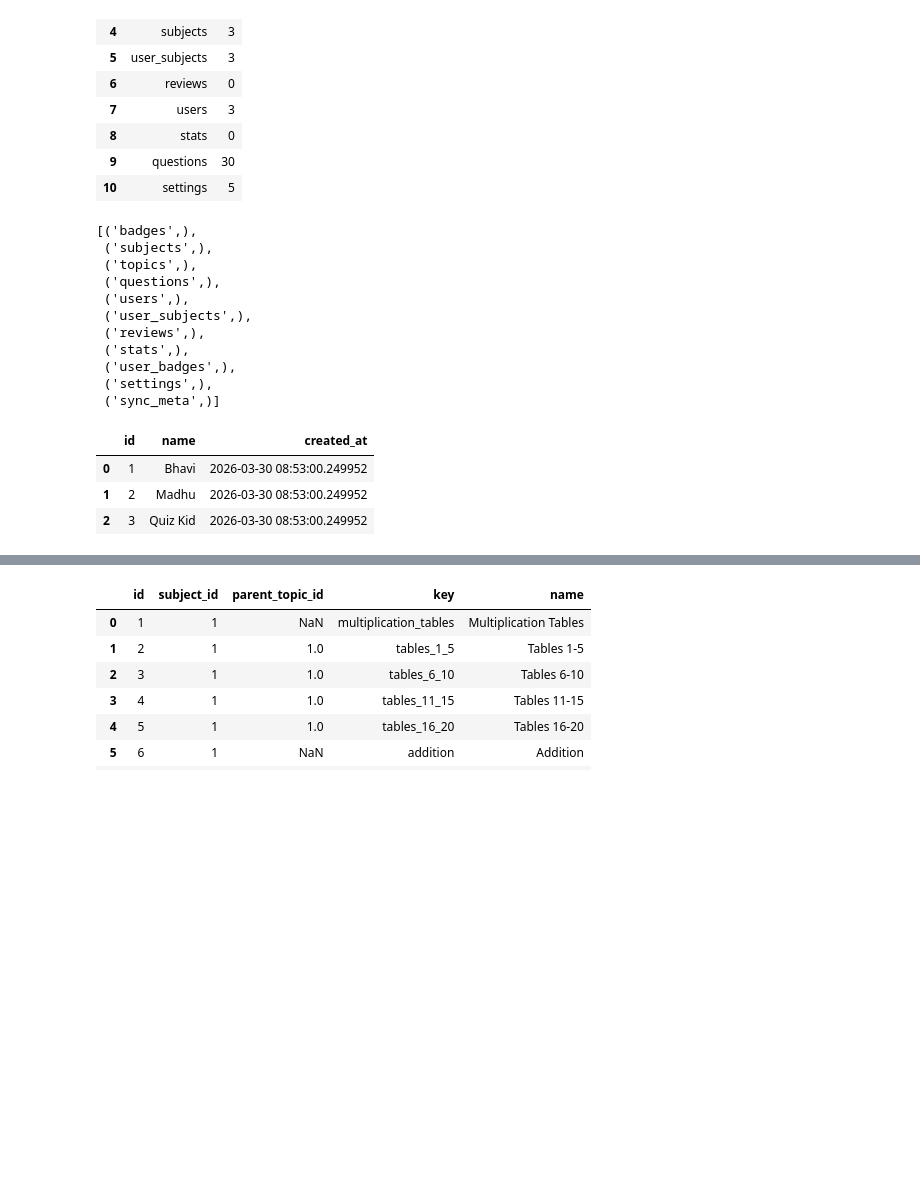
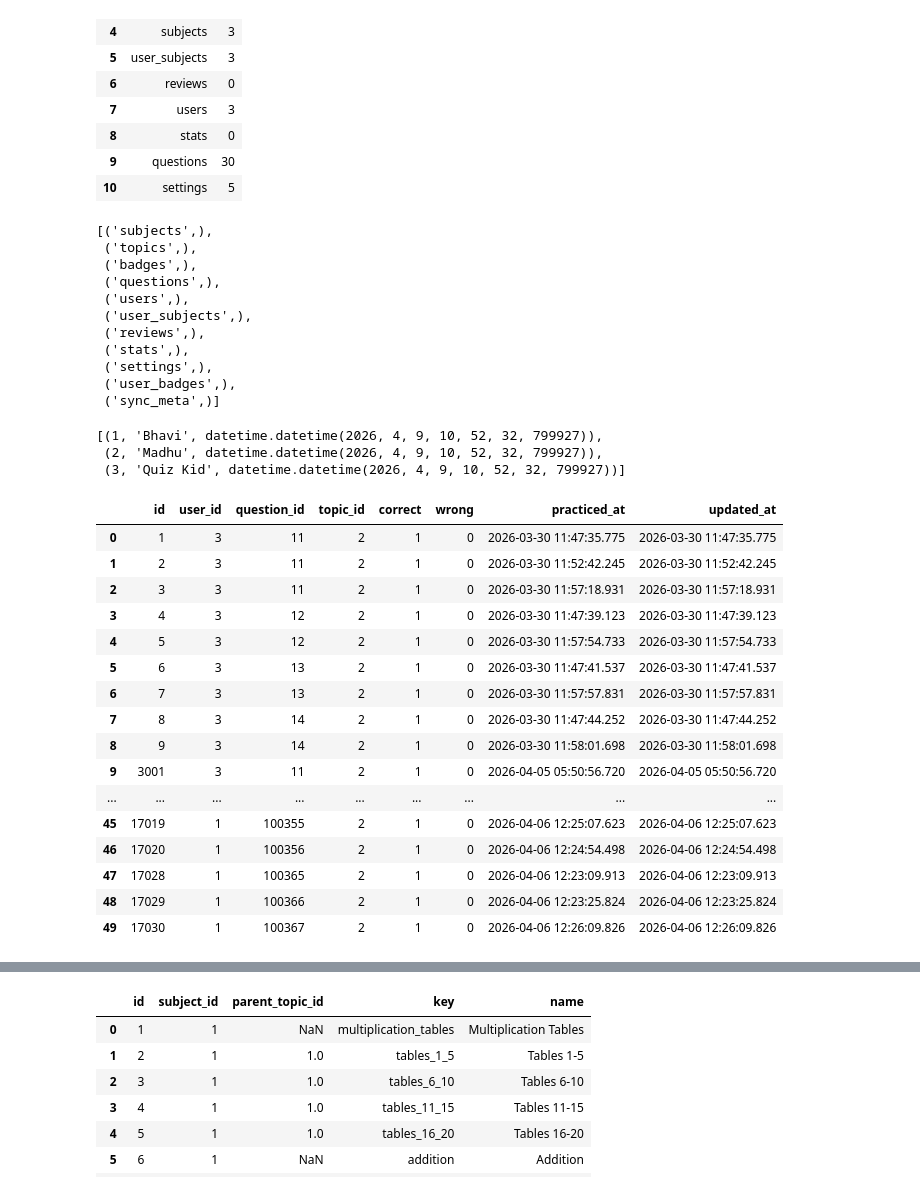
Before and after one commit to aimldlprojects/quizwiz, a Jupyter notebook: server/testing.ipynb, the cells around one changed output, grey strips where cells are left out. Drawn from its saved outputs; the diff is of its cells as text; code cells hidden in the pictures; blank space fills up the shorter version.

```diff
--- a/server/testing.ipynb
+++ b/server/testing.ipynb
@@ -704,6 +704,7 @@ pd.DataFrame(tables)
 | 10 | settings | 5 |
 # %%
 # List all tables in the database
+conn.rollback()
 cur.execute("""
     SELECT table_name
     FROM information_schema.tables
@@ -711,21 +712,52 @@ cur.execute("""
 """)
 cur.fetchall()
 # %% [output]
-[('badges',),
- ('subjects',),
+[('subjects',),
  ('topics',),
+ ('badges',),
  ('questions',),
  ('users',),
  ('user_subjects',),
  ('reviews',),
  ('stats',),
+ ('settings',),
  ('user_badges',),
- ('settings',),
  ('sync_meta',)]
+# %%
+
+conn.rollback()
+cur.execute("""
+SELECT *
+FROM users
+ORDER BY id;
+
+
+
+
+
+""")
+cur.fetchall()
+# %% [output]
+[(1, 'Bhavi', datetime.datetime(2026, 4, 9, 10, 52, 32, 799927)),
+ (2, 'Madhu', datetime.datetime(2026, 4, 9, 10, 52, 32, 799927)),
+ (3, 'Quiz Kid', datetime.datetime(2026, 4, 9, 10, 52, 32, 799927))]
 # %%
-fetch_table_df('users', 50)
+fetch_table_df('stats', 50)
 # %% [output]
-|  | id | name | created_at |
-| 0 | 1 | Bhavi | 2026-03-30 08:53:00.249952 |
-| 1 | 2 | Madhu | 2026-03-30 08:53:00.249952 |
-| 2 | 3 | Quiz Kid | 2026-03-30 08:53:00.249952 |
+|  | id | user_id | question_id | topic_id | correct | wrong | practiced_at | updated_at |
+| 0 | 1 | 3 | 11 | 2 | 1 | 0 | 2026-03-30 11:47:35.775 | 2026-03-30 11:47:35.775 |
+| 1 | 2 | 3 | 11 | 2 | 1 | 0 | 2026-03-30 11:52:42.245 | 2026-03-30 11:52:42.245 |
+| 2 | 3 | 3 | 11 | 2 | 1 | 0 | 2026-03-30 11:57:18.931 | 2026-03-30 11:57:18.931 |
+| 3 | 4 | 3 | 12 | 2 | 1 | 0 | 2026-03-30 11:47:39.123 | 2026-03-30 11:47:39.123 |
+| 4 | 5 | 3 | 12 | 2 | 1 | 0 | 2026-03-30 11:57:54.733 | 2026-03-30 11:57:54.733 |
+| 5 | 6 | 3 | 13 | 2 | 1 | 0 | 2026-03-30 11:47:41.537 | 2026-03-30 11:47:41.537 |
+| 6 | 7 | 3 | 13 | 2 | 1 | 0 | 2026-03-30 11:57:57.831 | 2026-03-30 11:57:57.831 |
+| 7 | 8 | 3 | 14 | 2 | 1 | 0 | 2026-03-30 11:47:44.252 | 2026-03-30 11:47:44.252 |
+| 8 | 9 | 3 | 14 | 2 | 1 | 0 | 2026-03-30 11:58:01.698 | 2026-03-30 11:58:01.698 |
+| 9 | 3001 | 3 | 11 | 2 | 1 | 0 | 2026-04-05 05:50:56.720 | 2026-04-05 05:50:56.720 |
+| ... | ... | ... | ... | ... | ... | ... | ... | ... |
+| 45 | 17019 | 1 | 100355 | 2 | 1 | 0 | 2026-04-06 12:25:07.623 | 2026-04-06 12:25:07.623 |
+| 46 | 17020 | 1 | 100356 | 2 | 1 | 0 | 2026-04-06 12:24:54.498 | 2026-04-06 12:24:54.498 |
+| 47 | 17028 | 1 | 100365 | 2 | 1 | 0 | 2026-04-06 12:23:09.913 | 2026-04-06 12:23:09.913 |
+| 48 | 17029 | 1 | 100366 | 2 | 1 | 0 | 2026-04-06 12:23:25.824 | 2026-04-06 12:23:25.824 |
+| 49 | 17030 | 1 | 100367 | 2 | 1 | 0 | 2026-04-06 12:26:09.826 | 2026-04-06 12:26:09.826 |
```
Also changed, not shown: parts of 3 cells of this notebook, 25 other files.
